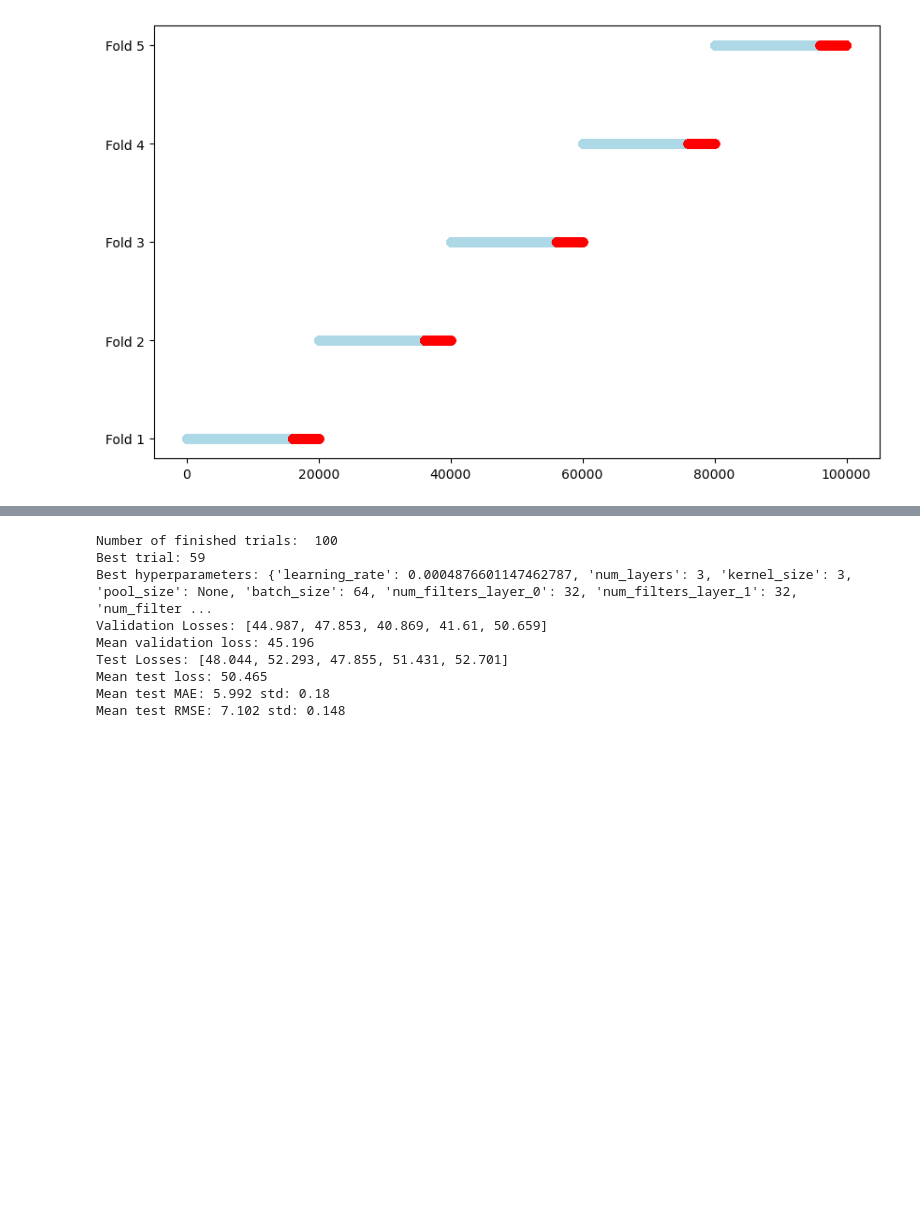
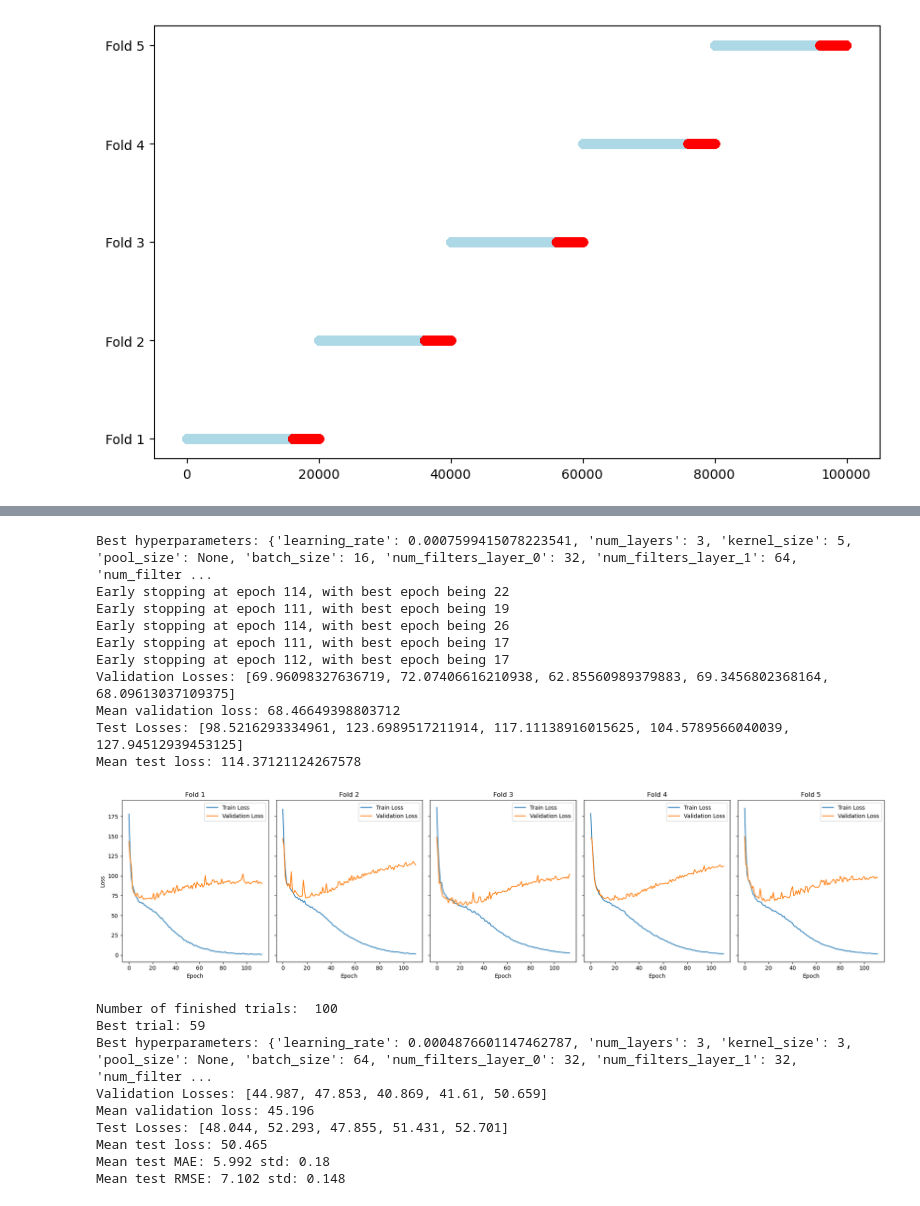
Before and after one commit to MiguelGarcaoSilva/motifpred, a Jupyter notebook: code/casestudy_syntheticdata2/casestudy_cnn.ipynb, the cells around one changed output, grey strips where cells are left out. Drawn from its saved outputs; the diff is of its cells as text; code cells hidden in the pictures; blank space fills up the shorter version.

```diff
--- a/code/casestudy_syntheticdata2/casestudy_cnn.ipynb
+++ b/code/casestudy_syntheticdata2/casestudy_cnn.ipynb
@@ -159,36 +173,48 @@ plot_best_model_results(
 # %%
 from utils.utils import plot_preds_vs_truevalues
 from utils.train_pipeline import get_preds_best_config
 
 
 epochs_train_losses, epochs_val_losses, all_predictions, all_true_values = get_preds_best_config(study, pipeline, CNN, model_type, model_params_keys, num_epochs =num_epochs, seed=seed, X=[X_series], y=y, normalize_flags=[True])
 
 # Plot the train and validation losses for each fold
 fig, axes = plt.subplots(nrows=1, ncols=5, figsize=(20, 5), sharey=True)
 for i in range(5):
     axes[i].plot(epochs_train_losses[i], label="Train Loss")
     axes[i].plot(epochs_val_losses[i], label="Validation Loss")
     axes[i].set_title(f"Fold {i + 1}")
     axes[i].set_xlabel("Epoch")
     if i == 0:
         axes[i].set_ylabel("Loss")
     axes[i].legend()
 
 plt.tight_layout()
 plt.savefig(os.path.join(IMAGES_DIR, f"{model_name}_{n_trials}_trials_{num_epochs}_epochs_losses.png"))
 plt.show()
 
 # Plot the predictions vs true values for each fold
 # for fold in range(5):
 #     plot_preds_vs_truevalues(np.ravel(all_true_values[fold]), np.ravel(all_predictions[fold]), fold, save_path=os.path.join(IMAGES_DIR, f"{model_name}_{n_trials}_trials_{num_epochs}_epochs_fold_{fold}_predictions.png"))
 
 
-for fold in range(5):
-    img = mpimg.imread(os.path.join(IMAGES_DIR, f"{model_name}_{n_trials}_trials_{num_epochs}_epochs_fold_{fold}_predictions.png"))
-    plt.figure(figsize=(10, 10))
-    plt.imshow(img)
-    plt.axis('off')  # Hide axes for a cleaner display
-    plt.show()
+# for fold in range(5):
+#     img = mpimg.imread(os.path.join(IMAGES_DIR, f"{model_name}_{n_trials}_trials_{num_epochs}_epochs_fold_{fold}_predictions.png"))
+#     plt.figure(figsize=(10, 10))
+#     plt.imshow(img)
+#     plt.axis('off')  # Hide axes for a cleaner display
+#     plt.show()
+# %% [output]
+Best hyperparameters: {'learning_rate': 0.0007599415078223541, 'num_layers': 3, 'kernel_size': 5, 'pool_size': None, 'batch_size': 16, 'num_filters_layer_0': 32, 'num_filters_layer_1': 64, 'num_filter ...
+Early stopping at epoch 114, with best epoch being 22
+Early stopping at epoch 111, with best epoch being 19
+Early stopping at epoch 114, with best epoch being 26
+Early stopping at epoch 111, with best epoch being 17
+Early stopping at epoch 112, with best epoch being 17
+Validation Losses: [69.96098327636719, 72.07406616210938, 62.85560989379883, 69.3456802368164, 68.09613037109375]
+Mean validation loss: 68.46649398803712
+Test Losses: [98.5216293334961, 123.6989517211914, 117.11138916015625, 104.5789566040039, 127.94512939453125]
+Mean test loss: 114.37121124267578
+[figure, added]
 # %%
 from models.cnn_pytorch import CNN
 from utils.utils import print_study_results, plot_best_model_results
```
Also changed, not shown: parts of 3 cells of this notebook, 10 other files.
